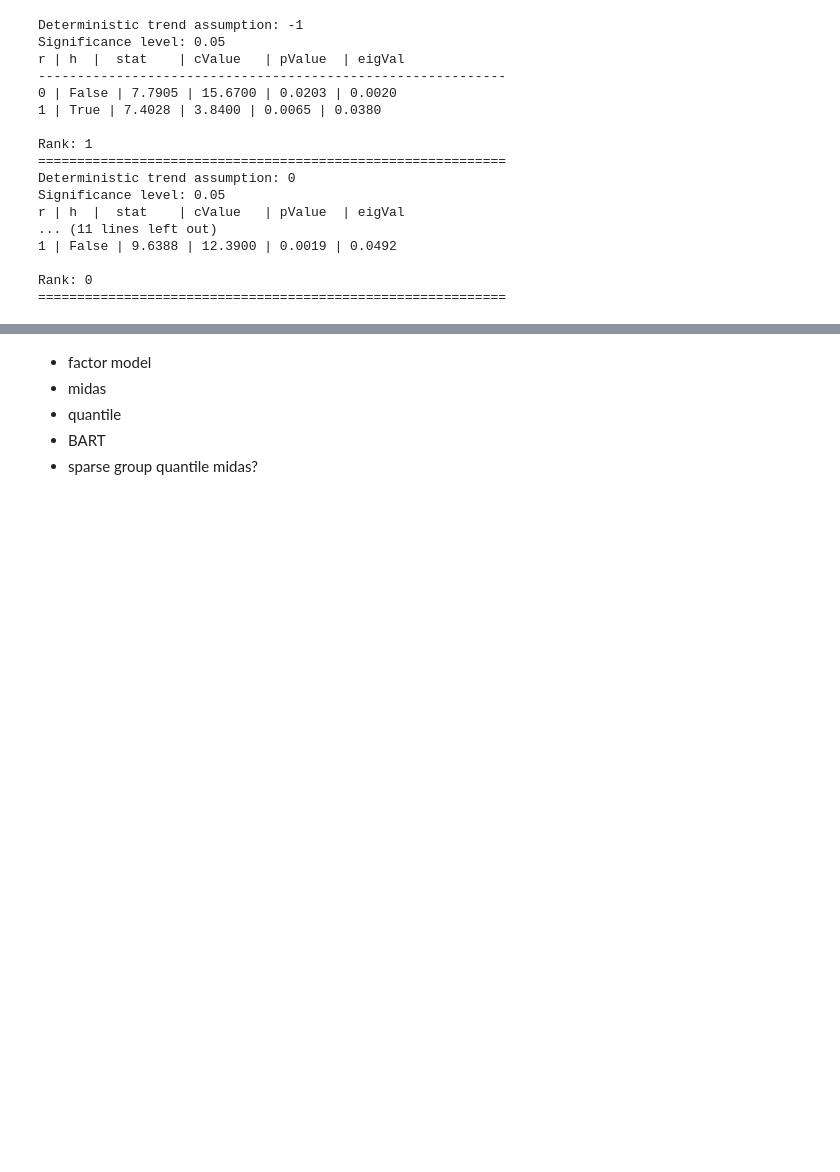
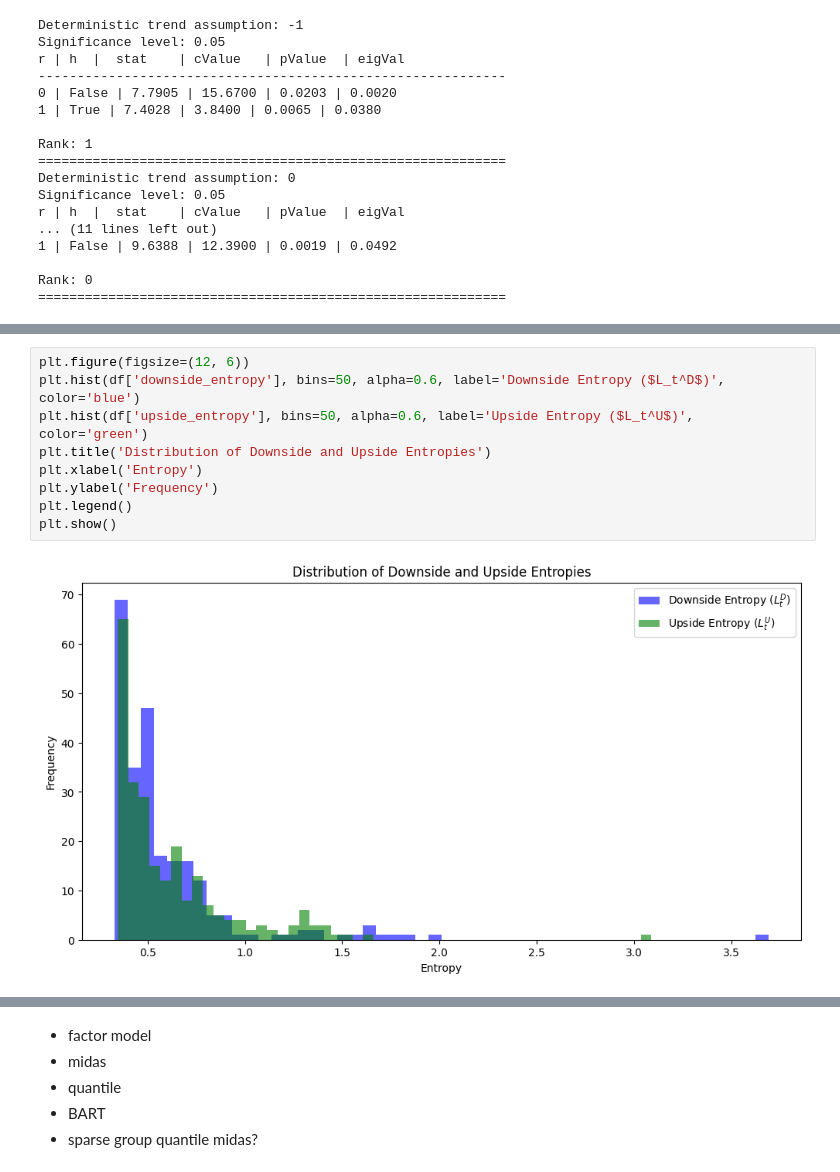
Before and after one commit to lorenzrossi/GaR, a Jupyter notebook: src/EDA_and_ARIMA.ipynb, the cells around one changed output, grey strips where cells are left out. Drawn from its saved outputs; the diff is of its cells as text; blank space fills up the shorter version.

```diff
--- a/src/EDA_and_ARIMA.ipynb
+++ b/src/EDA_and_ARIMA.ipynb
@@ -476,0 +594,11 @@ Rank: 0
+# %%
+plt.figure(figsize=(12, 6))
+plt.hist(df['downside_entropy'], bins=50, alpha=0.6, label='Downside Entropy ($L_t^D$)', color='blue')
+plt.hist(df['upside_entropy'], bins=50, alpha=0.6, label='Upside Entropy ($L_t^U$)', color='green')
+plt.title('Distribution of Downside and Upside Entropies')
+plt.xlabel('Entropy')
+plt.ylabel('Frequency')
+plt.legend()
+plt.show()
+# %% [output]
+[figure, added]
```
Also changed, not shown: parts of 21 cells of this notebook, 3 other files.
